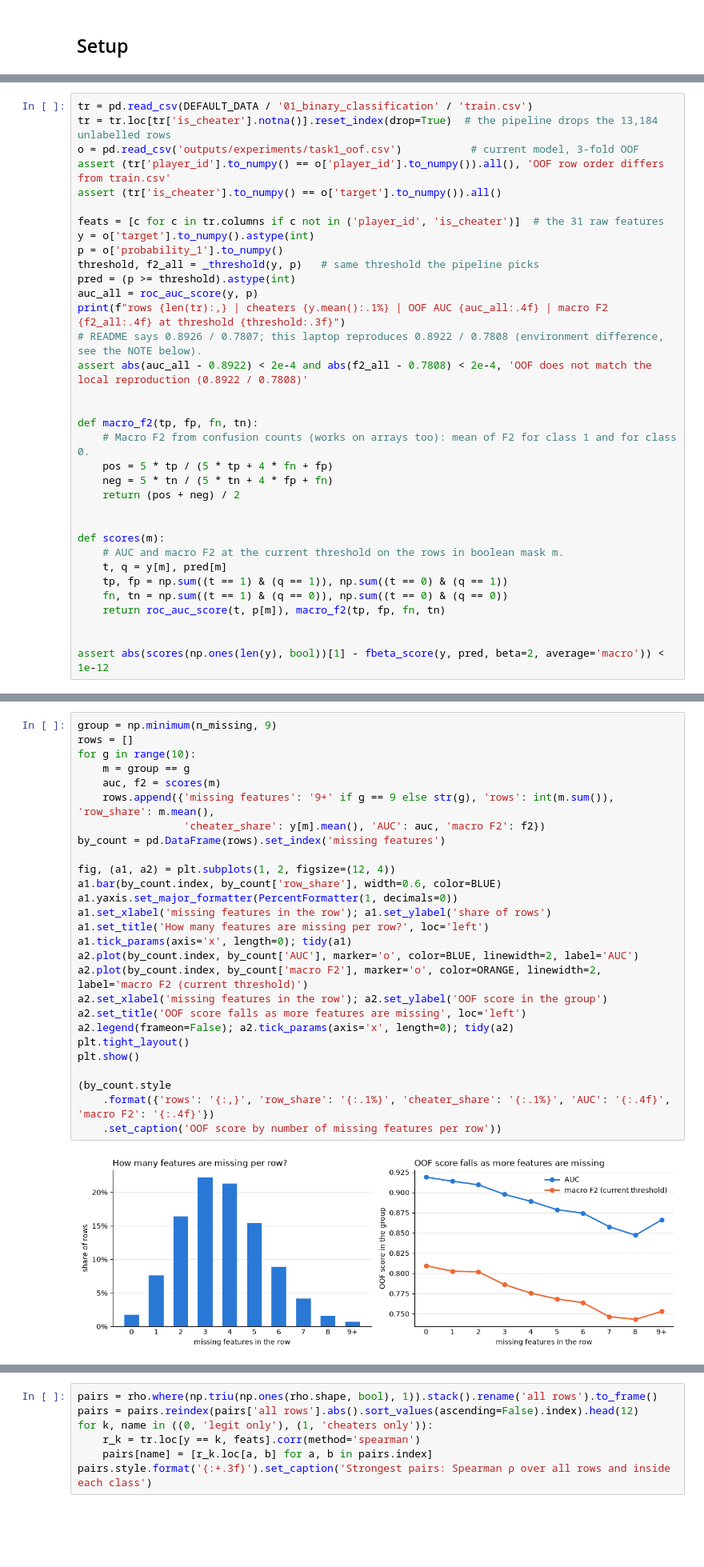
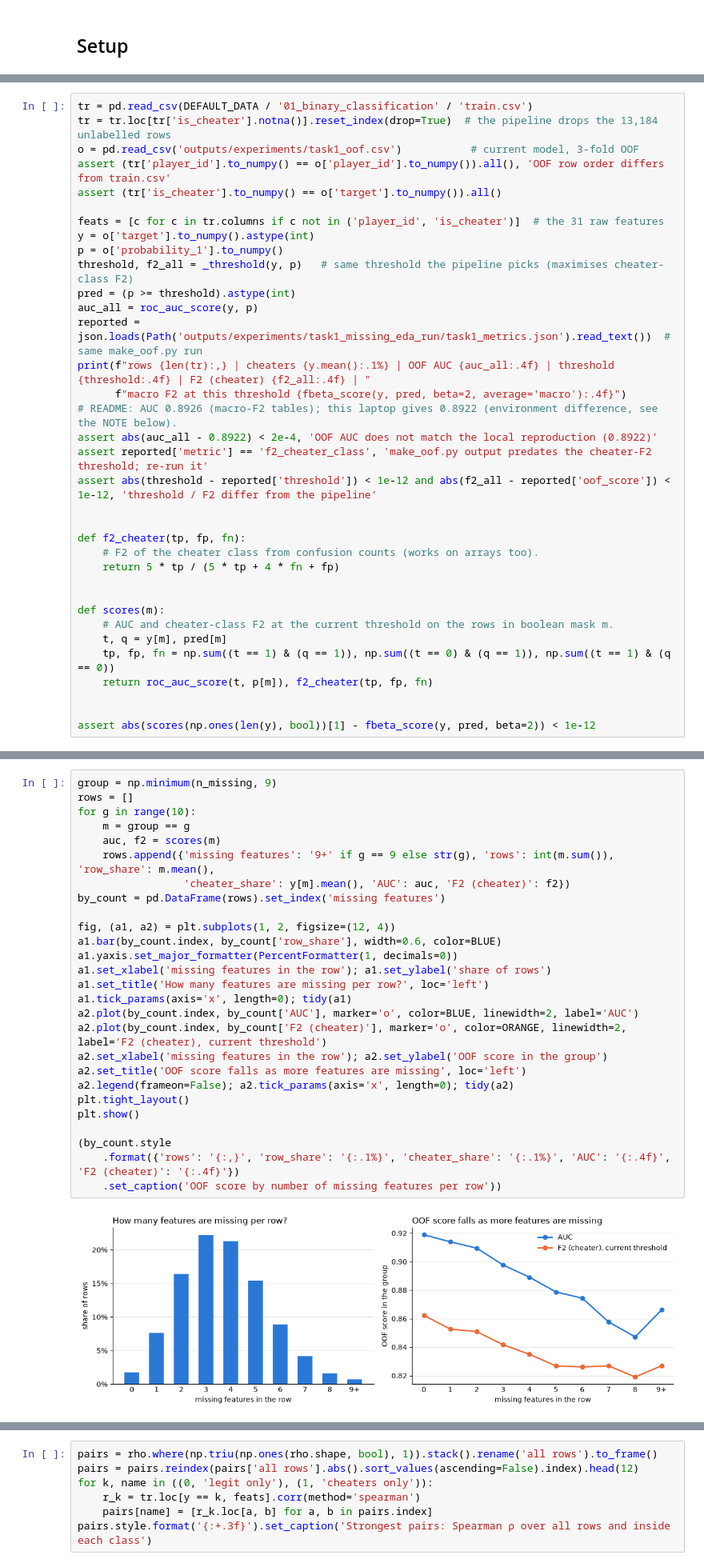
Before and after one commit to Kawi-HBLI/player-intelligence-system-cpe342, a Jupyter notebook: Task1/eda/missing_eda.ipynb, the cells around one changed output, grey strips where cells are left out. Shown at 80% size. Saved outputs shown, nothing was run; the diff lists cells and outputs as text; blank space fills up the shorter version.

```diff
--- a/Task1/eda/missing_eda.ipynb
+++ b/Task1/eda/missing_eda.ipynb
@@ -65,28 +67,29 @@ assert (tr['is_cheater'].to_numpy() == o['target'].to_numpy()).all()
 feats = [c for c in tr.columns if c not in ('player_id', 'is_cheater')]  # the 31 raw features
 y = o['target'].to_numpy().astype(int)
 p = o['probability_1'].to_numpy()
-threshold, f2_all = _threshold(y, p)   # same threshold the pipeline picks
+threshold, f2_all = _threshold(y, p)   # same threshold the pipeline picks (maximises cheater-class F2)
 pred = (p >= threshold).astype(int)
 auc_all = roc_auc_score(y, p)
-print(f"rows {len(tr):,} | cheaters {y.mean():.1%} | OOF AUC {auc_all:.4f} | macro F2 {f2_all:.4f} at threshold {threshold:.3f}")
-# README says 0.8926 / 0.7807; this laptop reproduces 0.8922 / 0.7808 (environment difference, see the NOTE below).
-assert abs(auc_all - 0.8922) < 2e-4 and abs(f2_all - 0.7808) < 2e-4, 'OOF does not match the local reproduction (0.8922 / 0.7808)'
+reported = json.loads(Path('outputs/experiments/task1_missing_eda_run/task1_metrics.json').read_text())  # same make_oof.py run
+print(f"rows {len(tr):,} | cheaters {y.mean():.1%} | OOF AUC {auc_all:.4f} | threshold {threshold:.4f} | F2 (cheater) {f2_all:.4f} | "
+      f"macro F2 at this threshold {fbeta_score(y, pred, beta=2, average='macro'):.4f}")
+# README: AUC 0.8926 (macro-F2 tables); this laptop gives 0.8922 (environment difference, see the NOTE below).
+assert abs(auc_all - 0.8922) < 2e-4, 'OOF AUC does not match the local reproduction (0.8922)'
+assert reported['metric'] == 'f2_cheater_class', 'make_oof.py output predates the cheater-F2 threshold; re-run it'
+assert abs(threshold - reported['threshold']) < 1e-12 and abs(f2_all - reported['oof_score']) < 1e-12, 'threshold / F2 differ from the pipeline'
 
 
-def macro_f2(tp, fp, fn, tn):
-    # Macro F2 from confusion counts (works on arrays too): mean of F2 for class 1 and for class 0.
-    pos = 5 * tp / (5 * tp + 4 * fn + fp)
-    neg = 5 * tn / (5 * tn + 4 * fp + fn)
-    return (pos + neg) / 2
+def f2_cheater(tp, fp, fn):
+    # F2 of the cheater class from confusion counts (works on arrays too).
+    return 5 * tp / (5 * tp + 4 * fn + fp)
 
 
 def scores(m):
-    # AUC and macro F2 at the current threshold on the rows in boolean mask m.
+    # AUC and cheater-class F2 at the current threshold on the rows in boolean mask m.
     t, q = y[m], pred[m]
-    tp, fp = np.sum((t == 1) & (q == 1)), np.sum((t == 0) & (q == 1))
-    fn, tn = np.sum((t == 1) & (q == 0)), np.sum((t == 0) & (q == 0))
-    return roc_auc_score(t, p[m]), macro_f2(tp, fp, fn, tn)
+    tp, fp, fn = np.sum((t == 1) & (q == 1)), np.sum((t == 0) & (q == 1)), np.sum((t == 1) & (q == 0))
+    return roc_auc_score(t, p[m]), f2_cheater(tp, fp, fn)
 
 
-assert abs(scores(np.ones(len(y), bool))[1] - fbeta_score(y, pred, beta=2, average='macro')) < 1e-12
+assert abs(scores(np.ones(len(y), bool))[1] - fbeta_score(y, pred, beta=2)) < 1e-12
 # %% [output]
@@ -125,30 +130,30 @@ share missing per feature: min 0.6%, median 9.6%, max 24.3% | rows with no missi
 # %%
 group = np.minimum(n_missing, 9)
 rows = []
 for g in range(10):
     m = group == g
     auc, f2 = scores(m)
     rows.append({'missing features': '9+' if g == 9 else str(g), 'rows': int(m.sum()), 'row_share': m.mean(),
-                 'cheater_share': y[m].mean(), 'AUC': auc, 'macro F2': f2})
+                 'cheater_share': y[m].mean(), 'AUC': auc, 'F2 (cheater)': f2})
 by_count = pd.DataFrame(rows).set_index('missing features')
 
 fig, (a1, a2) = plt.subplots(1, 2, figsize=(12, 4))
 a1.bar(by_count.index, by_count['row_share'], width=0.6, color=BLUE)
 a1.yaxis.set_major_formatter(PercentFormatter(1, decimals=0))
 a1.set_xlabel('missing features in the row'); a1.set_ylabel('share of rows')
 a1.set_title('How many features are missing per row?', loc='left')
 a1.tick_params(axis='x', length=0); tidy(a1)
 a2.plot(by_count.index, by_count['AUC'], marker='o', color=BLUE, linewidth=2, label='AUC')
-a2.plot(by_count.index, by_count['macro F2'], marker='o', color=ORANGE, linewidth=2, label='macro F2 (current threshold)')
+a2.plot(by_count.index, by_count['F2 (cheater)'], marker='o', color=ORANGE, linewidth=2, label='F2 (cheater), current threshold')
 a2.set_xlabel('missing features in the row'); a2.set_ylabel('OOF score in the group')
 a2.set_title('OOF score falls as more features are missing', loc='left')
 a2.legend(frameon=False); a2.tick_params(axis='x', length=0); tidy(a2)
 plt.tight_layout()
 plt.show()
 
 (by_count.style
-    .format({'rows': '{:,}', 'row_share': '{:.1%}', 'cheater_share': '{:.1%}', 'AUC': '{:.4f}', 'macro F2': '{:.4f}'})
+    .format({'rows': '{:,}', 'row_share': '{:.1%}', 'cheater_share': '{:.1%}', 'AUC': '{:.4f}', 'F2 (cheater)': '{:.4f}'})
     .set_caption('OOF score by number of missing features per row'))
 # %% [output]
-[figure, old version]
+[figure, new version]
 OOF score by number of missing features per row
```
Also changed, not shown: parts of 27 cells of this notebook, 1 other file.
